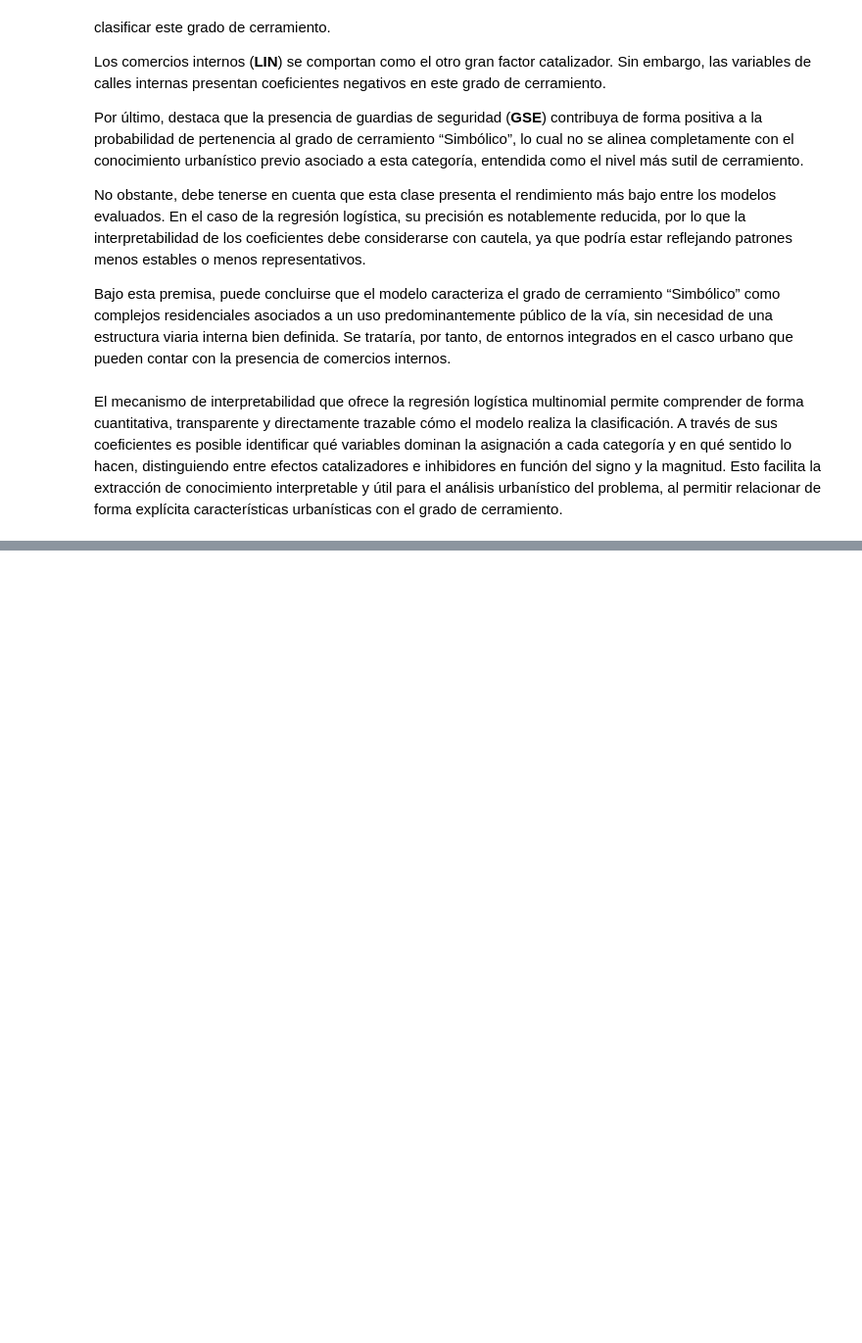
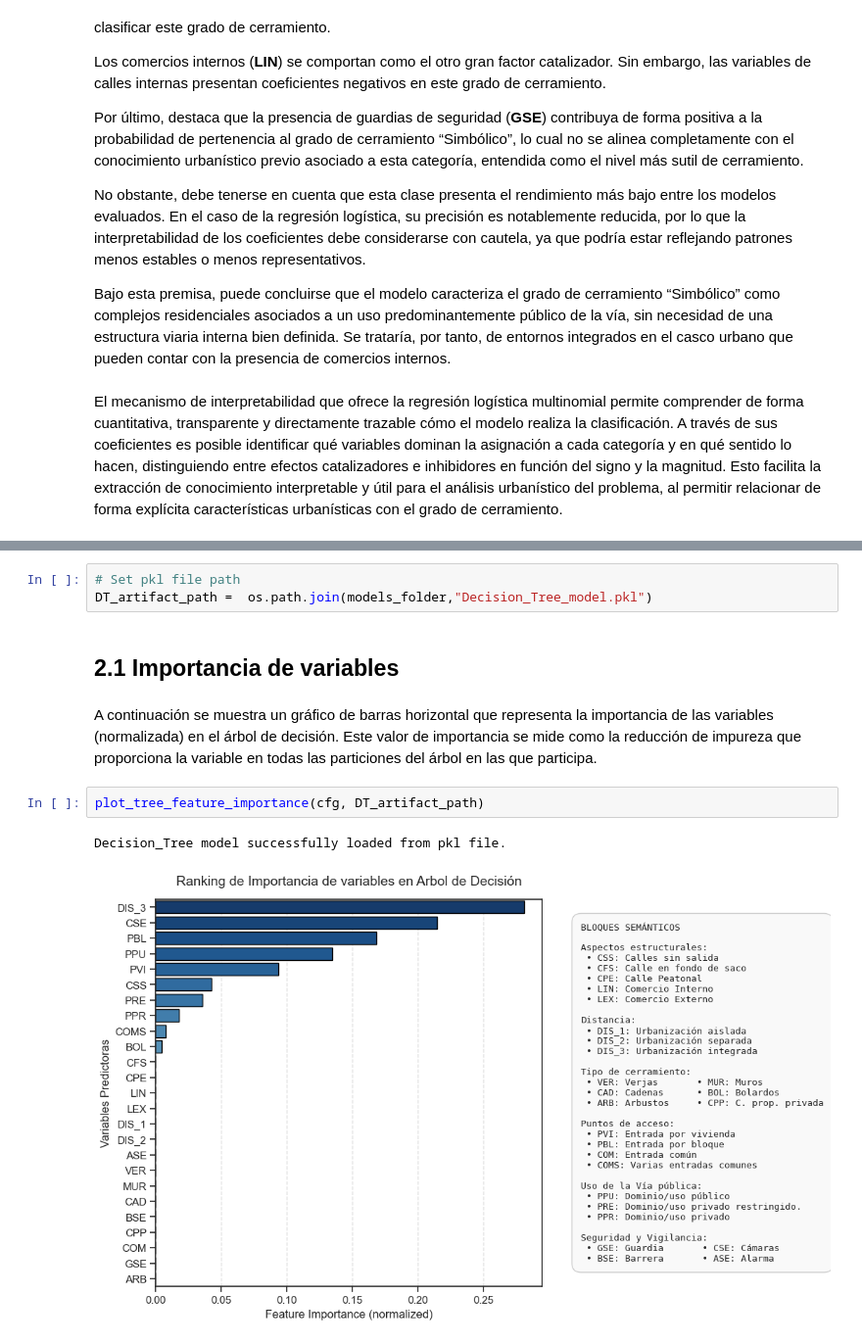
Before and after one commit to davidfernxndez/urban-residential-classification, a Jupyter notebook: notebooks/06_Interpretability_analysis.ipynb, the cells around one changed output, grey strips where cells are left out. Shown at 98% size. Drawn from its saved outputs; the diff is of its cells as text; blank space fills up the shorter version.

```diff
--- a/notebooks/06_Interpretability_analysis.ipynb
+++ b/notebooks/06_Interpretability_analysis.ipynb
@@ -199,0 +209,12 @@ El mecanismo de interpretabilidad que ofrece la regresión logística multinomia
+# %%
+# Set pkl file path
+DT_artifact_path =  os.path.join(models_folder,"Decision_Tree_model.pkl")
+# %% [markdown]
+## 2.1 Importancia de variables
+# %% [markdown]
+A continuación se muestra un gráfico de barras horizontal que representa la importancia de las variables (normalizada) en el árbol de decisión. Este valor de importancia se mide como la reducción de impureza que proporciona la variable en todas las particiones del árbol en las que participa.
+# %%
+plot_tree_feature_importance(cfg, DT_artifact_path)
+# %% [output]
+Decision_Tree model successfully loaded from pkl file.
+[figure, added]
```
Also changed, not shown: parts of 15 cells of this notebook, 11 other files.
